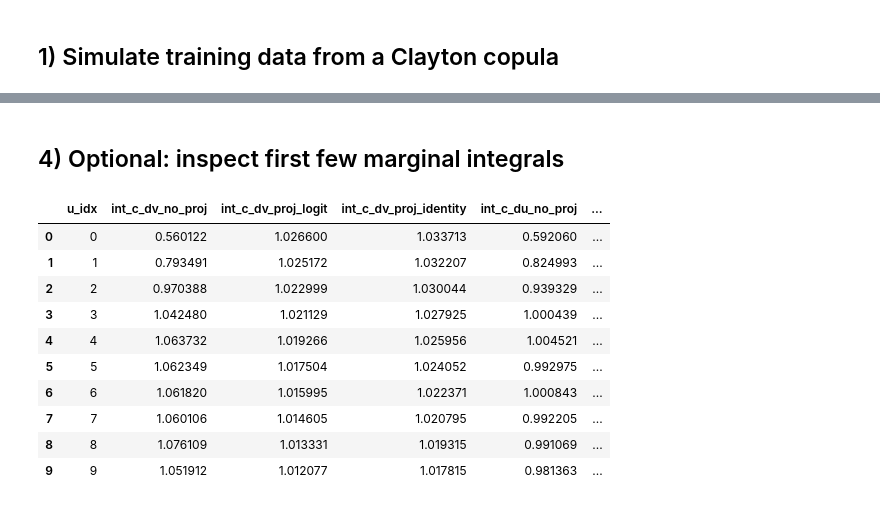
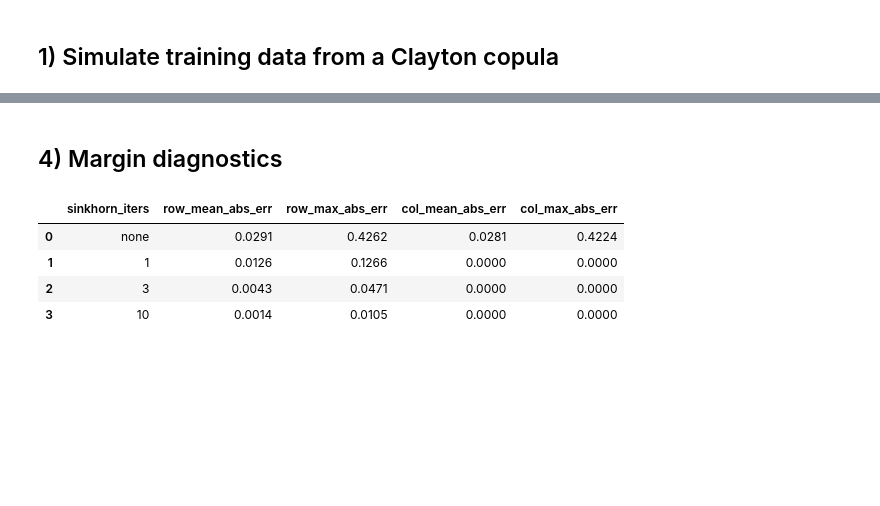
Before and after one commit to tvatter/npcc, a Jupyter notebook: notebooks/pfnr_sinkhorn_projection_unconditional.ipynb, the cells around one changed output, grey strips where cells are left out. Drawn from its saved outputs; the diff is of its cells as text; code cells hidden in the pictures; blank space fills up the shorter version.

Commit message:
Updated Sinkhorn projection showcase notebook

```diff
--- a/notebooks/pfnr_sinkhorn_projection_unconditional.ipynb
+++ b/notebooks/pfnr_sinkhorn_projection_unconditional.ipynb
@@ -37,14 +47,9 @@ Empirical Kendall tau: 0.6158
 # %%
-pfnr_no_proj = PFNRBicop(method="criterion", sinkhorn_iters=None)
-pfnr_proj = PFNRBicop(method="criterion", sinkhorn_iters=5)
-pfnr_proj_identity = PFNRBicop(
-  method="criterion",
-  sinkhorn_iters=5,
-  transform="identity",
+model = PFNRBicop(
+    method="criterion",
+    transform="logit",
+    sinkhorn_iters=None,
 )
 
-pfnr_no_proj.fit(u, v)
-pfnr_proj.fit(u, v)
-pfnr_proj_identity.fit(u, v)
-
-print("Fitted all three models.")
+model.fit(u, v)
+print("Fitted PFNRBicop model.")
@@ -105,35 +77,36 @@ report
 # %% [markdown]
-## 4) Optional: inspect first few marginal integrals
+## 4) Margin diagnostics
 # %%
-int_v_no_proj = np.trapezoid(c_no_proj, x=v_grid, axis=1)
-int_u_no_proj = np.trapezoid(c_no_proj, x=u_grid, axis=0)
-int_v_proj = np.trapezoid(c_proj, x=v_grid, axis=1)
-int_u_proj = np.trapezoid(c_proj, x=u_grid, axis=0)
-int_v_proj_identity = np.trapezoid(c_proj_identity, x=v_grid, axis=1)
-int_u_proj_identity = np.trapezoid(c_proj_identity, x=u_grid, axis=0)
+def marginal_diagnostics(c: np.ndarray, u_grid: np.ndarray, v_grid: np.ndarray) -> dict[str, float]:
+    # Integrate over v for each fixed u (row-wise)
+    int_over_v = np.trapezoid(c, x=v_grid, axis=1)
 
-preview = pd.DataFrame(
-  {
-    "u_idx": np.arange(10),
-    "int_c_dv_no_proj": int_v_no_proj[:10],
-    "int_c_dv_proj_logit": int_v_proj[:10],
-    "int_c_dv_proj_identity": int_v_proj_identity[:10],
-    "int_c_du_no_proj": int_u_no_proj[:10],
-    "int_c_du_proj_logit": int_u_proj[:10],
-    "int_c_du_proj_identity": int_u_proj_identity[:10],
-  }
+    # Integrate over u for each fixed v (column-wise)
+    int_over_u = np.trapezoid(c, x=u_grid, axis=0)
+
+    err_rows = np.abs(int_over_v - 1.0)
+    err_cols = np.abs(int_over_u - 1.0)
+
+    return {
+        "row_mean_abs_err": float(err_rows.mean()),
+        "row_max_abs_err": float(err_rows.max()),
+        "col_mean_abs_err": float(err_cols.mean()),
+        "col_max_abs_err": float(err_cols.max()),
+    }
+
+
+report = pd.DataFrame(
+    [
+        {"sinkhorn_iters": label, **marginal_diagnostics(c, u_grid, v_grid)}
+        for label, c in densities.items()
+    ]
 )
 
-preview
+report = report.round(4)
+report
 # %% [output]
-|  | u_idx | int_c_dv_no_proj | int_c_dv_proj_logit | int_c_dv_proj_identity | int_c_du_no_proj | ... |
-| 0 | 0 | 0.560122 | 1.026600 | 1.033713 | 0.592060 | ... |
-| 1 | 1 | 0.793491 | 1.025172 | 1.032207 | 0.824993 | ... |
-| 2 | 2 | 0.970388 | 1.022999 | 1.030044 | 0.939329 | ... |
-| 3 | 3 | 1.042480 | 1.021129 | 1.027925 | 1.000439 | ... |
-| 4 | 4 | 1.063732 | 1.019266 | 1.025956 | 1.004521 | ... |
-| 5 | 5 | 1.062349 | 1.017504 | 1.024052 | 0.992975 | ... |
-| 6 | 6 | 1.061820 | 1.015995 | 1.022371 | 1.000843 | ... |
-| 7 | 7 | 1.060106 | 1.014605 | 1.020795 | 0.992205 | ... |
-| 8 | 8 | 1.076109 | 1.013331 | 1.019315 | 0.991069 | ... |
-| 9 | 9 | 1.051912 | 1.012077 | 1.017815 | 0.981363 | ... |
+|  | sinkhorn_iters | row_mean_abs_err | row_max_abs_err | col_mean_abs_err | col_max_abs_err |
+| 0 | none | 0.0291 | 0.4262 | 0.0281 | 0.4224 |
+| 1 | 1 | 0.0126 | 0.1266 | 0.0000 | 0.0000 |
+| 2 | 3 | 0.0043 | 0.0471 | 0.0000 | 0.0000 |
+| 3 | 10 | 0.0014 | 0.0105 | 0.0000 | 0.0000 |
```
Also changed, not shown: parts of 13 cells of this notebook.
